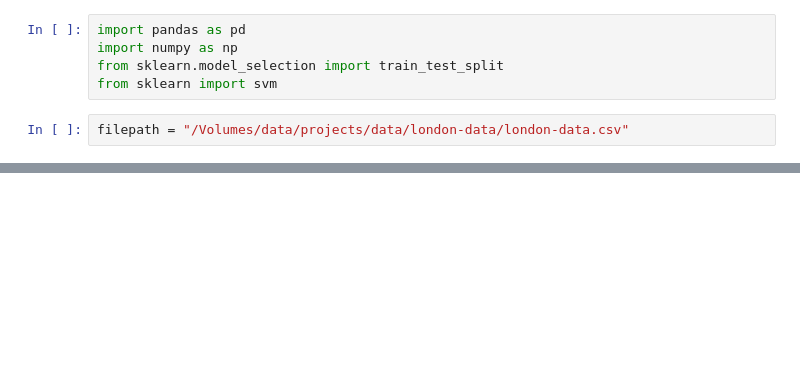
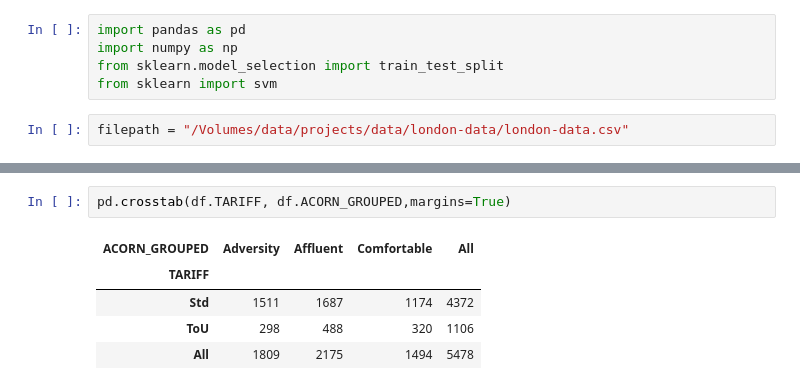
Before and after one commit to emmandecena/jupyterbook, a Jupyter notebook: book/docs/london.ipynb, the cells around one changed output, grey strips where cells are left out. Cells and saved outputs as stored; diff of their text form; blank space fills up the shorter version.

```diff
--- a/book/docs/london.ipynb
+++ b/book/docs/london.ipynb
@@ -21,0 +51,8 @@ df.head()
+# %%
+pd.crosstab(df.TARIFF, df.ACORN_GROUPED,margins=True)
+# %% [output]
+| ACORN_GROUPED | Adversity | Affluent | Comfortable | All |
+| TARIFF |  |  |  |  |
+| Std | 1511 | 1687 | 1174 | 4372 |
+| ToU | 298 | 488 | 320 | 1106 |
+| All | 1809 | 2175 | 1494 | 5478 |
```
Also changed, not shown: parts of 14 cells of this notebook, 24 other files.
